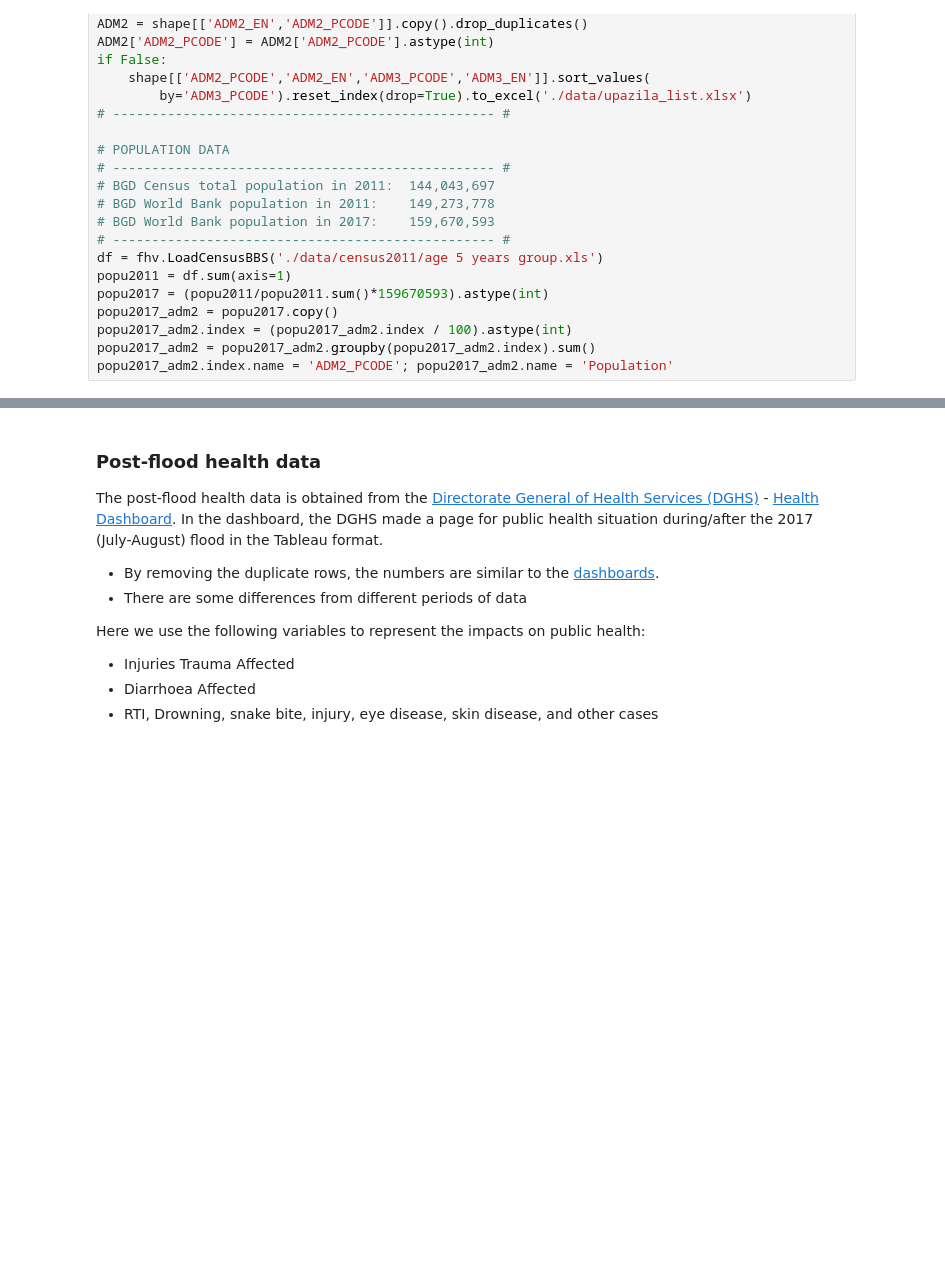
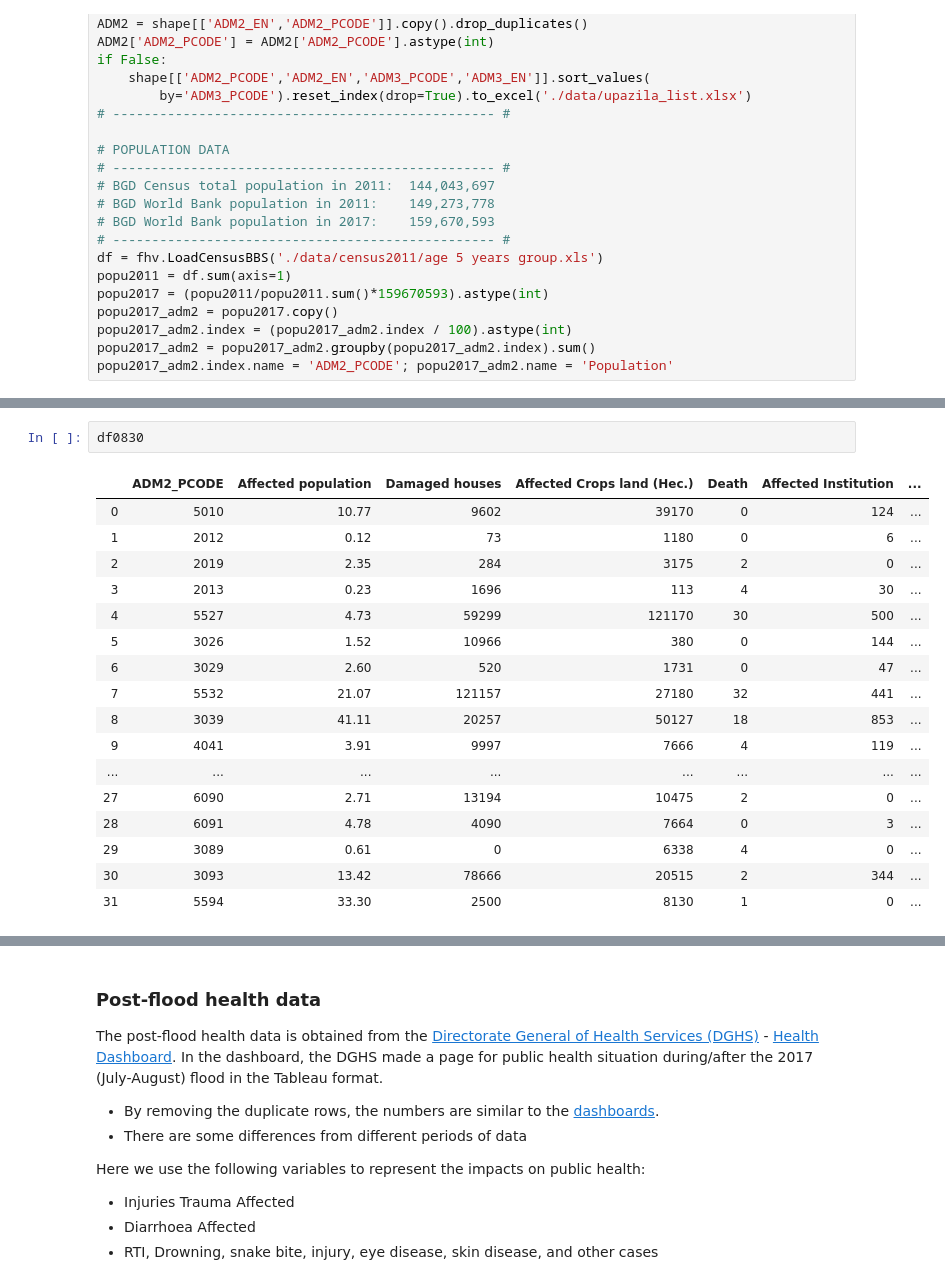
Before and after one commit to gnodnooh/VulnRiskImpact-BGD, a Jupyter notebook: LoadPostDisasterData.ipynb, the cells around one changed output, grey strips where cells are left out. Saved outputs shown, nothing was run; the diff lists cells and outputs as text; blank space fills up the shorter version.

```diff
--- a/LoadPostDisasterData.ipynb
+++ b/LoadPostDisasterData.ipynb
@@ -97,0 +148,20 @@ damage = pd.merge(temp, df0903, how='inner', left_on='ADM2_PCODE', right_on='ADM
+# %%
+df0830
+# %% [output]
+|  | ADM2_PCODE | Affected population | Damaged houses | Affected Crops land (Hec.) | Death | Affected Institution | ... |
+| 0 | 5010 | 10.77 | 9602 | 39170 | 0 | 124 | ... |
+| 1 | 2012 | 0.12 | 73 | 1180 | 0 | 6 | ... |
+| 2 | 2019 | 2.35 | 284 | 3175 | 2 | 0 | ... |
+| 3 | 2013 | 0.23 | 1696 | 113 | 4 | 30 | ... |
+| 4 | 5527 | 4.73 | 59299 | 121170 | 30 | 500 | ... |
+| 5 | 3026 | 1.52 | 10966 | 380 | 0 | 144 | ... |
+| 6 | 3029 | 2.60 | 520 | 1731 | 0 | 47 | ... |
+| 7 | 5532 | 21.07 | 121157 | 27180 | 32 | 441 | ... |
+| 8 | 3039 | 41.11 | 20257 | 50127 | 18 | 853 | ... |
+| 9 | 4041 | 3.91 | 9997 | 7666 | 4 | 119 | ... |
+| ... | ... | ... | ... | ... | ... | ... | ... |
+| 27 | 6090 | 2.71 | 13194 | 10475 | 2 | 0 | ... |
+| 28 | 6091 | 4.78 | 4090 | 7664 | 0 | 3 | ... |
+| 29 | 3089 | 0.61 | 0 | 6338 | 4 | 0 | ... |
+| 30 | 3093 | 13.42 | 78666 | 20515 | 2 | 344 | ... |
+| 31 | 5594 | 33.30 | 2500 | 8130 | 1 | 0 | ... |
```
Also changed, not shown: parts of 10 cells of this notebook.
